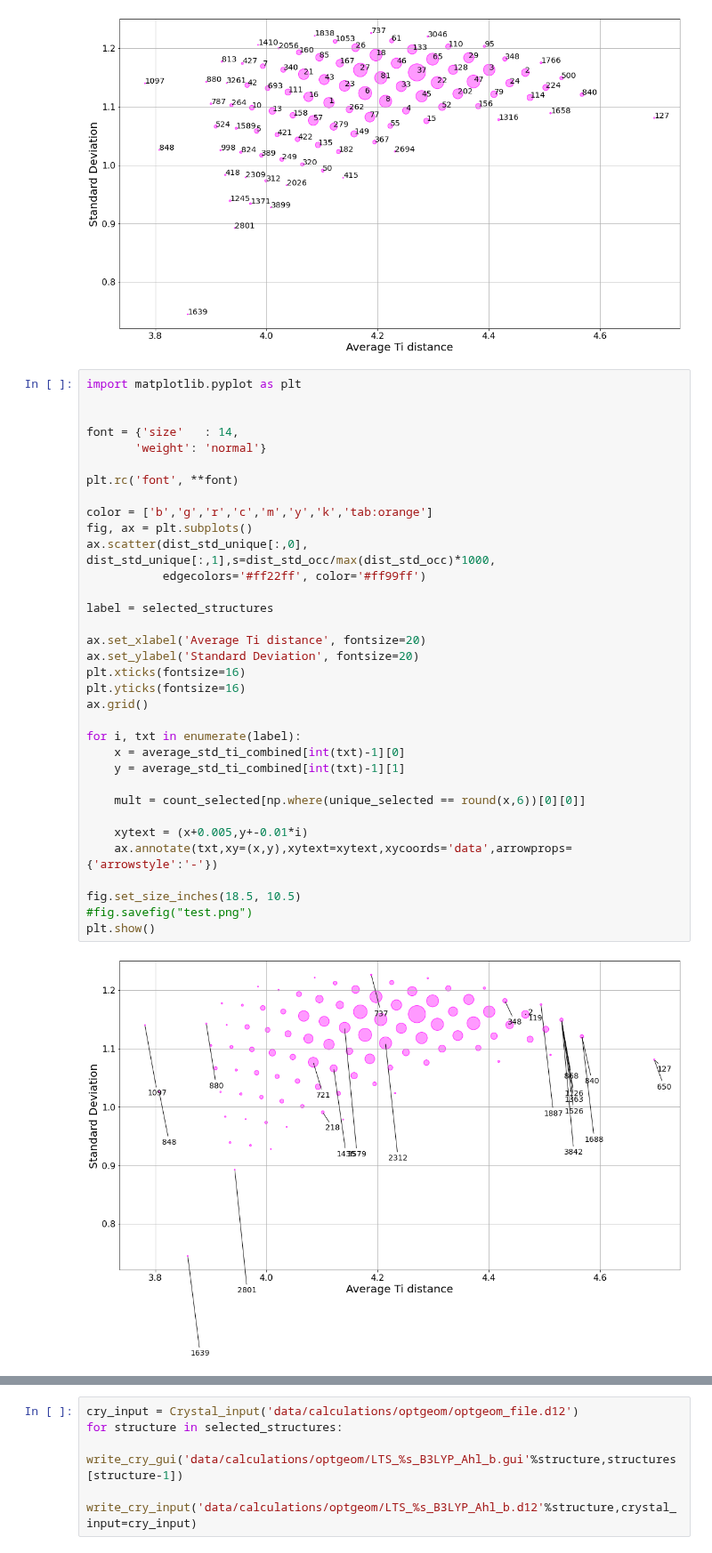
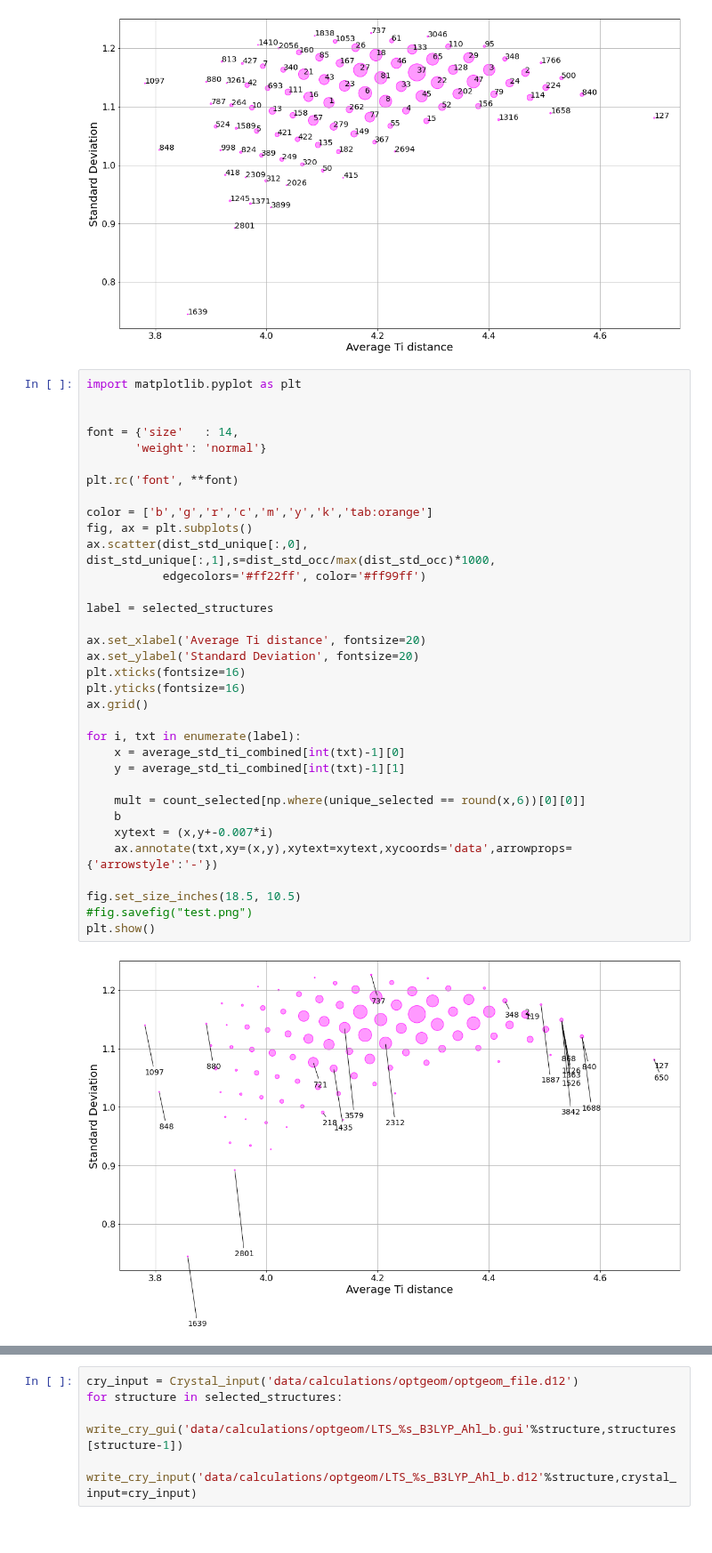
Before and after one commit to cmsg-icl/solid-solutions, a Jupyter notebook: Li2TiS.ipynb, the cells around one changed output, grey strips where cells are left out. Shown at 89% size. Drawn from its saved outputs; the diff is of its cells as text.

```diff
--- a/Li2TiS.ipynb
+++ b/Li2TiS.ipynb
@@ -137,33 +137,33 @@ import matplotlib.pyplot as plt
 
 font = {'size'   : 14,
        'weight': 'normal'}
 
 plt.rc('font', **font)
 
 color = ['b','g','r','c','m','y','k','tab:orange']
 fig, ax = plt.subplots()
 ax.scatter(dist_std_unique[:,0], dist_std_unique[:,1],s=dist_std_occ/max(dist_std_occ)*1000,
            edgecolors='#ff22ff', color='#ff99ff')
 
 label = selected_structures
 
 ax.set_xlabel('Average Ti distance', fontsize=20)
 ax.set_ylabel('Standard Deviation', fontsize=20)
 plt.xticks(fontsize=16)
 plt.yticks(fontsize=16)
 ax.grid()
 
 for i, txt in enumerate(label):
     x = average_std_ti_combined[int(txt)-1][0]
     y = average_std_ti_combined[int(txt)-1][1]
 
     mult = count_selected[np.where(unique_selected == round(x,6))[0][0]]
-
-    xytext = (x+0.005,y+-0.01*i)
+    b
+    xytext = (x,y+-0.007*i)
     ax.annotate(txt,xy=(x,y),xytext=xytext,xycoords='data',arrowprops={'arrowstyle':'-'})
 
 fig.set_size_inches(18.5, 10.5)
 #fig.savefig("test.png")
 plt.show()
 # %% [output]
-[figure, old version]
+[figure, new version]
```
Also changed, not shown: parts of 45 cells of this notebook.
